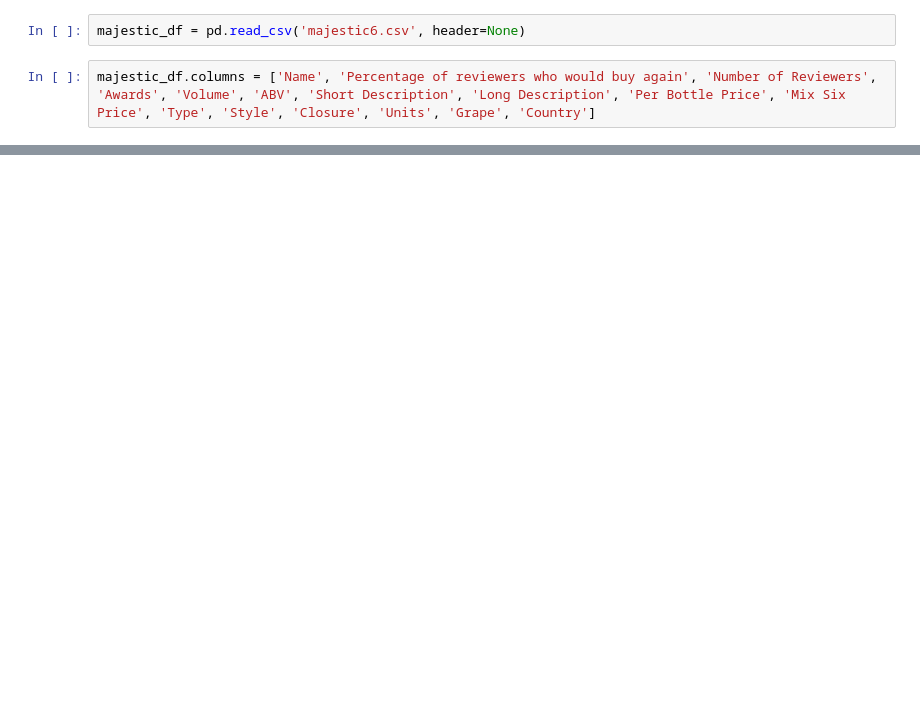
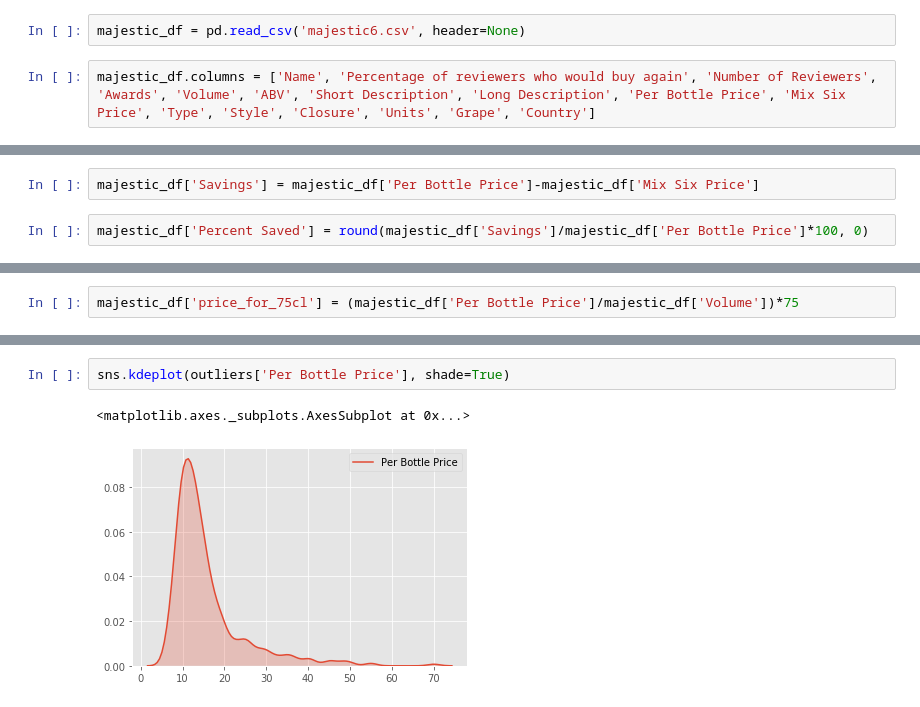
Before and after one commit to willponsonby/Majestic, a Jupyter notebook: Majestic_notebook.ipynb, the cells around one changed output, grey strips where cells are left out. Drawn from its saved outputs; the diff is of its cells as text; blank space fills up the shorter version.

```diff
--- a/Majestic_notebook.ipynb
+++ b/Majestic_notebook.ipynb
@@ -30,0 +51,4 @@ pd.concat([majestic_df, next_df], ignore_index=True)
+# %%
+majestic_df['Savings'] = majestic_df['Per Bottle Price']-majestic_df['Mix Six Price']
+# %%
+majestic_df['Percent Saved'] = round(majestic_df['Savings']/majestic_df['Per Bottle Price']*100, 0)
@@ -30,0 +57,2 @@ pd.concat([majestic_df, next_df], ignore_index=True)
+# %%
+majestic_df['price_for_75cl'] = (majestic_df['Per Bottle Price']/majestic_df['Volume'])*75
@@ -30,0 +92,5 @@ pd.concat([majestic_df, next_df], ignore_index=True)
+# %%
+sns.kdeplot(outliers['Per Bottle Price'], shade=True)
+# %% [output]
+<matplotlib.axes._subplots.AxesSubplot at 0x...>
+[figure, added]
```
Also changed, not shown: parts of 42 cells of this notebook, 1 other file.
